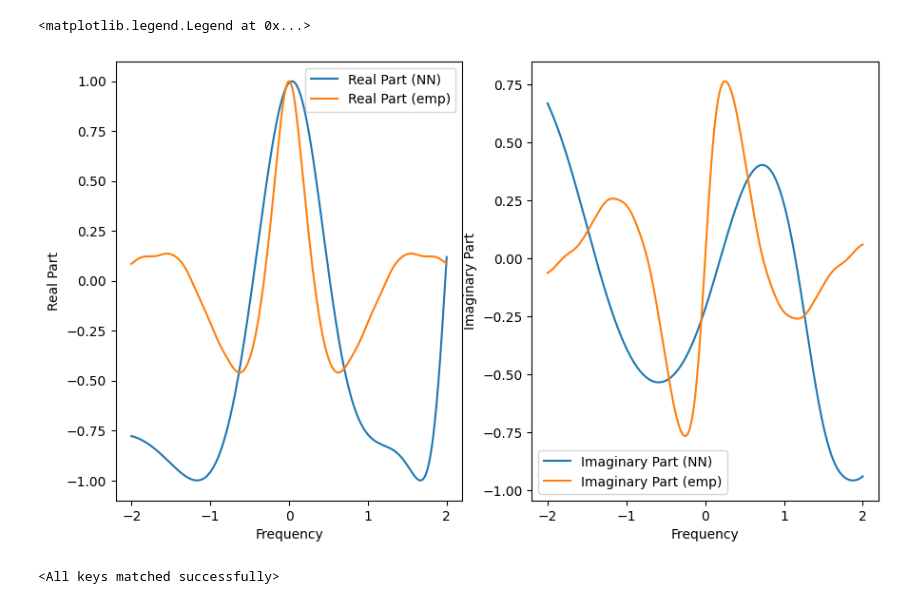
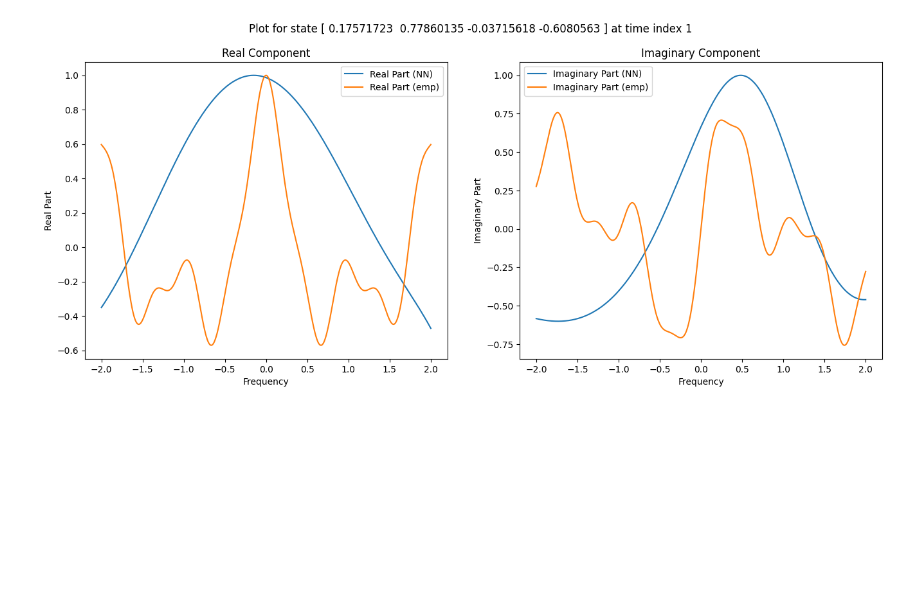
Before and after one commit to kalagarl/distrl, a Jupyter notebook: hyperparameter_run.ipynb, the cells around one changed output. Saved outputs shown, nothing was run; the diff lists cells and outputs as text; code cells hidden in the pictures; blank space fills up the shorter version.

```diff
--- a/hyperparameter_run.ipynb
+++ b/hyperparameter_run.ipynb
@@ -269,6 +262,10 @@ for iteration in range(1, args.num_iterations + 1):
 
 
     b_obs = obs.reshape((-1,) + envs.single_observation_space.shape)
+    if iteration == 1:
+        t_obs = b_obs.clone()
+    else:
+        t_obs = torch.vstack((t_obs,b_obs))
     b_actions = actions.reshape((-1,) + envs.single_action_space.shape)
     b_returns = returns.reshape(-1)
 
@@ -346,22 +335,0 @@ Empirical mean: tensor(11.3615)
-# %%
-freq_values = torch.linspace(-2, 2, 1000).to(device)
-state = (b_obs[t_index,:].repeat(1000,1)).to(device)
-
-evalPlot = torch.cat((state,freq_values.unsqueeze(1)),dim=1).to(device)
-
-cfNN = cf_network(evalPlot).detach()
-
-plt.figure(figsize=(16, 6))
-plt.subplot(1, 3, 1)
-# plt.plot(freq_values.cpu(), ecf_eval.real.cpu(), label='Real Part (ECF)')
-plt.plot(freq_values.cpu(), cfNN.real.cpu(), label='Real Part (NN)')
-plt.plot(freq_values.cpu(), torch.exp(1j*freq_values*b_returns[t_index]).real.cpu(), label='Real Part (emp)')
-plt.xlabel('Frequency')
-plt.ylabel('Real Part')
-plt.legend()
-plt.subplot(1, 3, 2)
-plt.plot(freq_values.cpu(), cfNN.imag.cpu(), label='Imaginary Part (NN)')
-plt.plot(freq_values.cpu(), torch.exp(1j*freq_values*b_returns[t_index]).imag.cpu(), label='Imaginary Part (emp)')
-plt.xlabel('Frequency')
-plt.ylabel('Imaginary Part')
-plt.legend()
@@ -370,0 +336,4 @@ plt.legend()
+# %%
+permuted_indices = torch.randperm(t_obs.size(0))
+t_obs = t_obs[permuted_indices]
+print(f'Size of observation set is {t_obs.shape[0]}')
@@ -383,7 +356,7 @@ plt.hist(omega, bins=20, edgecolor='black')
 # %%
 env = gym.make('CartPole-v1')
-st_state = b_obs[t_index,:].numpy()
-num_st = 1000
+st_state = t_obs[t_index,:].numpy()
+num_st = 10
 r = np.zeros(num_st)
 for i in range(num_st):
     _,_ = env.reset()
@@ -421,28 +393,28 @@ vectorized_ecf = torch.vmap(ecf,in_dims=(None,0),chunk_size=100)
 freq_values = torch.linspace(-2, 2, 1000)
 ecfSamp = vectorized_ecf(torch.Tensor(r)*0.25, freq_values)
 # %%
-state = (b_obs[t_index,:].repeat(1000,1))
+cf_network.eval()
+state = (t_obs[t_index,:].repeat(1000,1))
 evalPlot = torch.cat((state,freq_values.unsqueeze(1)),dim=1)
 cfNN = cf_network(evalPlot).detach()
 
 plt.figure(figsize=(16, 6))
-plt.subplot(1, 3, 1)
+plt.subplot(1, 2, 1)
 # plt.plot(freq_values.cpu(), ecf_eval.real.cpu(), label='Real Part (ECF)')
 plt.plot(freq_values, cfNN.real.cpu(), label='Real Part (NN)')
 plt.plot(freq_values, ecfSamp.real, label='Real Part (emp)')
 plt.xlabel('Frequency')
 plt.ylabel('Real Part')
+plt.title(f'Real Component')
 plt.legend()
-plt.subplot(1, 3, 2)
+plt.subplot(1, 2, 2)
 plt.plot(freq_values.cpu(), cfNN.imag.cpu(), label='Imaginary Part (NN)')
 plt.plot(freq_values.cpu(), ecfSamp.imag, label='Imaginary Part (emp)')
 plt.xlabel('Frequency')
 plt.ylabel('Imaginary Part')
+plt.title(f'Imaginary Component')
 plt.legend()
+plt.suptitle(f'Plot for state {state[0].numpy()} at time index {t_index}')
+plt.savefig(f't{t_index}'+f'_b{args.batch_size}'+'.png')
 # %% [output]
-<matplotlib.legend.Legend at 0x...>
-[figure, old version]
+[figure, new version]
-# %%
-cf_network.load_state_dict(model_copies[3])
-# %% [output]
-<All keys matched successfully>
```
Also changed, not shown: parts of 14 cells of this notebook.
